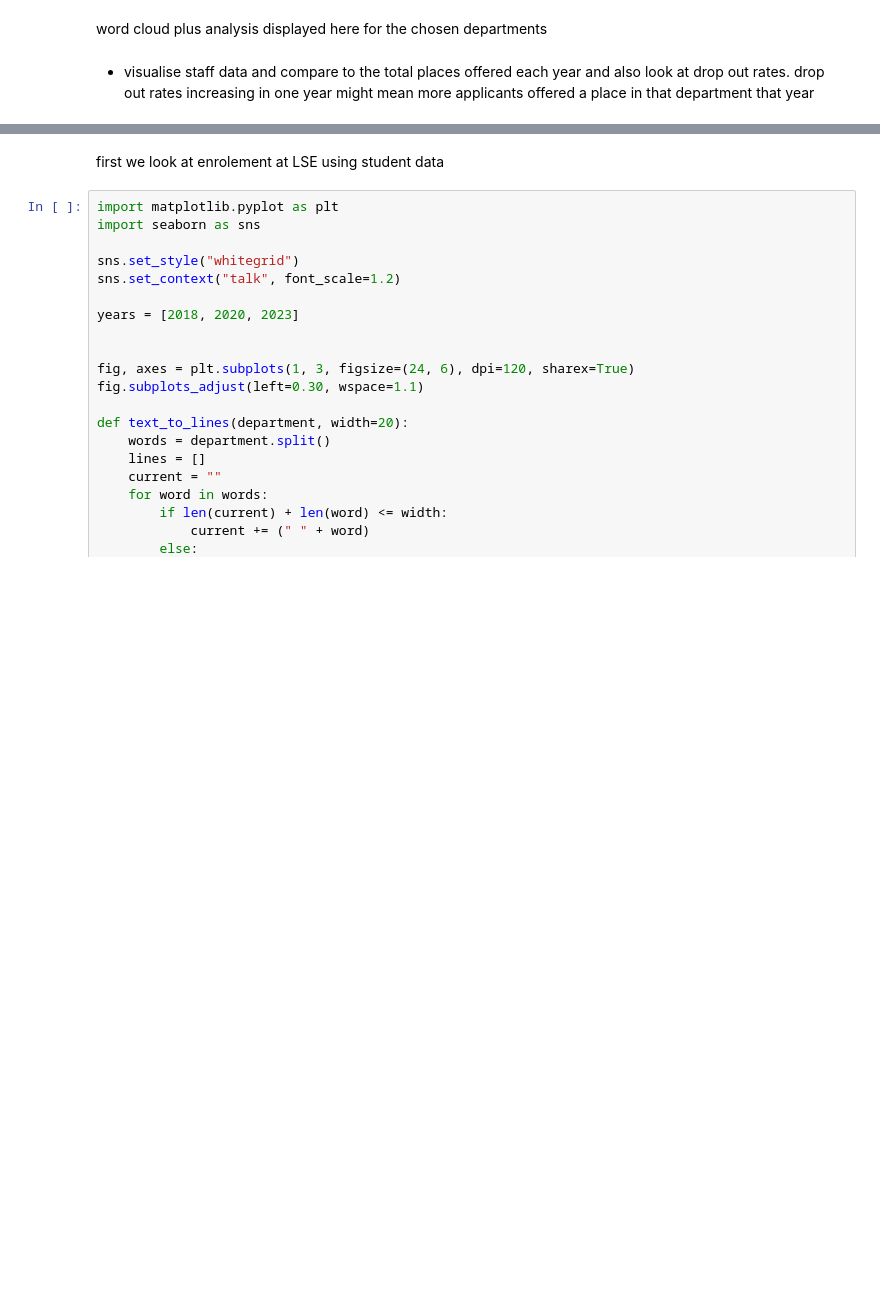
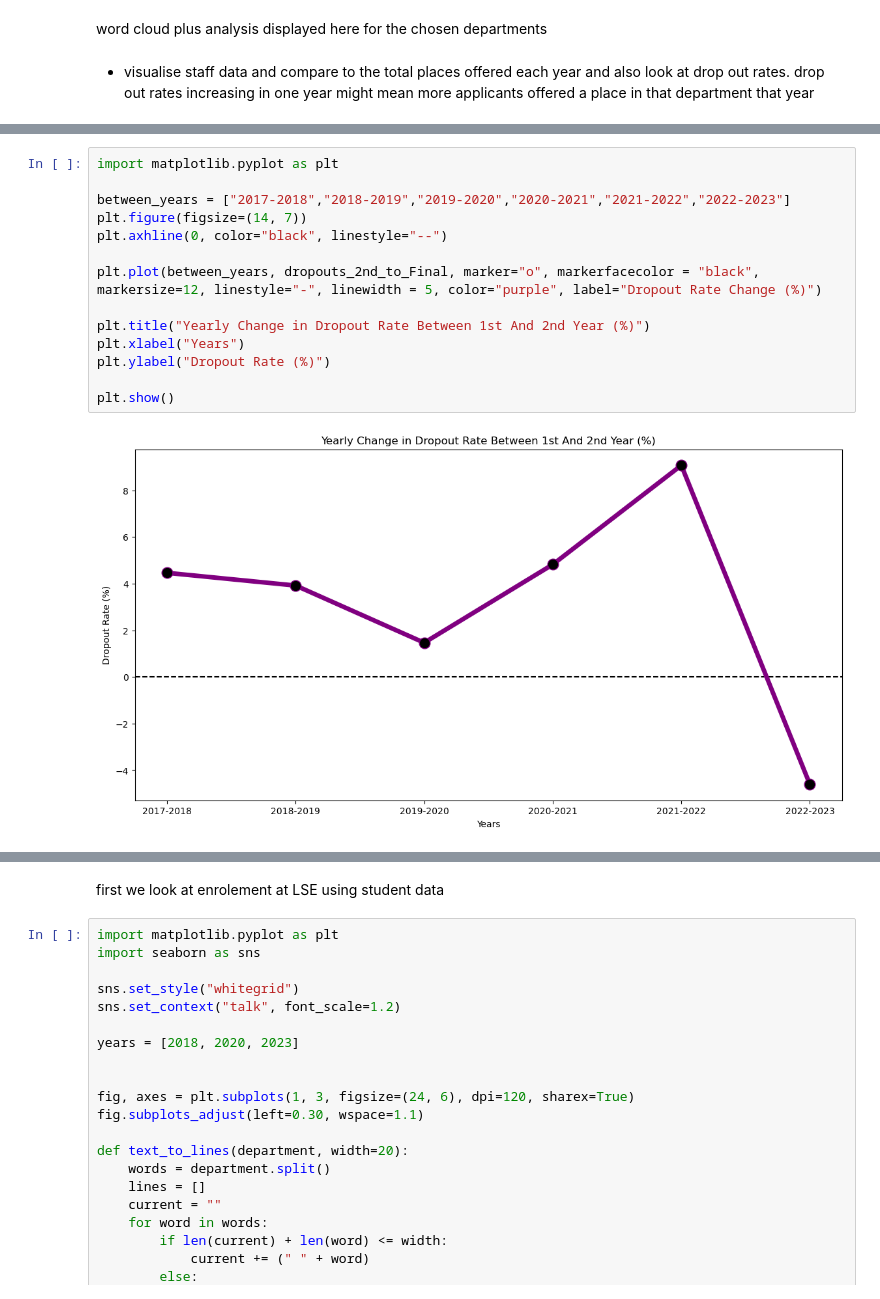
Before and after one commit to st115-smurf-account/st115-group-project, a Jupyter notebook: PDF.ipynb, the cells around one changed output, grey strips where cells are left out. Cells and saved outputs as stored; diff of their text form; blank space fills up the shorter version.

```diff
--- a/PDF.ipynb
+++ b/PDF.ipynb
@@ -378,0 +536,16 @@ word cloud plus analysis displayed here for the chosen departments
+# %%
+import matplotlib.pyplot as plt
+
+between_years = ["2017-2018","2018-2019","2019-2020","2020-2021","2021-2022","2022-2023"]
+plt.figure(figsize=(14, 7))
+plt.axhline(0, color="black", linestyle="--")
+
+plt.plot(between_years, dropouts_2nd_to_Final, marker="o", markerfacecolor = "black", markersize=12, linestyle="-", linewidth = 5, color="purple", label="Dropout Rate Change (%)")
+
+plt.title("Yearly Change in Dropout Rate Between 1st And 2nd Year (%)")
+plt.xlabel("Years")
+plt.ylabel("Dropout Rate (%)")
+
+plt.show()
+# %% [output]
+[figure, added]
```
Also changed, not shown: parts of 23 cells of this notebook, 2 other files.
